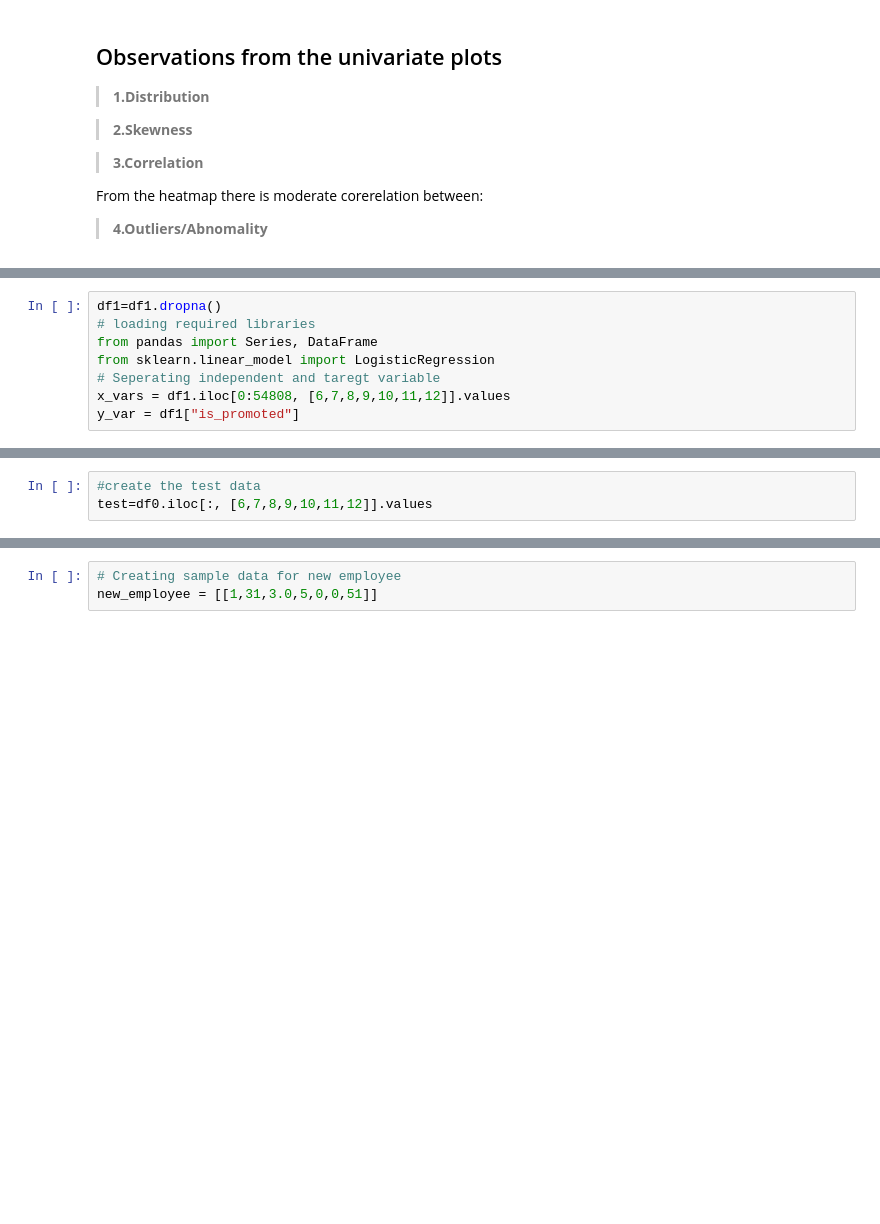
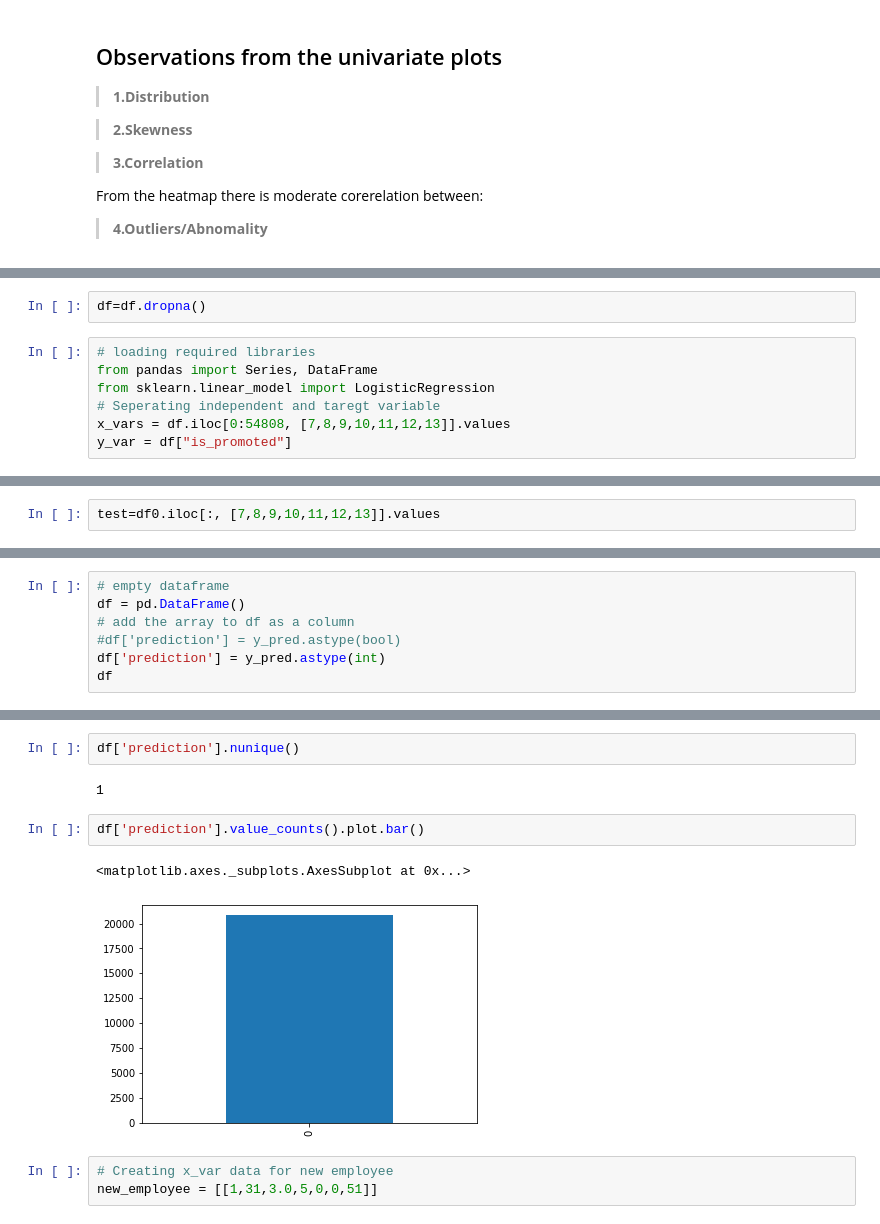
Before and after one commit to abel-keya/employee_promotion_recommender, a Jupyter notebook: employee_recomender_system_group5_cci.ipynb, the cells around one changed output, grey strips where cells are left out. Cells and saved outputs as stored; diff of their text form; blank space fills up the shorter version.

```diff
--- a/employee_recomender_system_group5_cci.ipynb
+++ b/employee_recomender_system_group5_cci.ipynb
@@ -628,9 +506,10 @@ From the heatmap there is moderate corerelation between:
+# %%
+df=df.dropna()
 # %%
-df1=df1.dropna()
 # loading required libraries
 from pandas import Series, DataFrame
 from sklearn.linear_model import LogisticRegression
 # Seperating independent and taregt variable
-x_vars = df1.iloc[0:54808, [6,7,8,9,10,11,12]].values
-y_var = df1["is_promoted"]
+x_vars = df.iloc[0:54808, [7,8,9,10,11,12,13]].values
+y_var = df["is_promoted"]
 # %%
@@ -671,6 +540,5 @@ df0
 # %%
-#create the test data
-test=df0.iloc[:, [6,7,8,9,10,11,12]].values
+test=df0.iloc[:, [7,8,9,10,11,12,13]].values
 # %%
 #make prediction
 y_pred = Logmod.predict(test)
@@ -679,0 +548,7 @@ array([0, 0, 0, ..., 0, 0, 0])
+# %%
+# empty dataframe
+df = pd.DataFrame()
+# add the array to df as a column
+#df['prediction'] = y_pred.astype(bool)
+df['prediction'] = y_pred.astype(int)
+df
@@ -680,5 +569,14 @@ array([0, 0, 0, ..., 0, 0, 0])
+# %%
+df['prediction'].nunique()
+# %% [output]
+1
+# %%
+df['prediction'].value_counts().plot.bar()
+# %% [output]
+<matplotlib.axes._subplots.AxesSubplot at 0x...>
+[figure, added]
 # %%
-# Creating sample data for new employee
+# Creating x_var data for new employee
 new_employee = [[1,31,3.0,5,0,0,51]]
 # %%
 #make prediction
```
Also changed, not shown: parts of 80 cells of this notebook.
